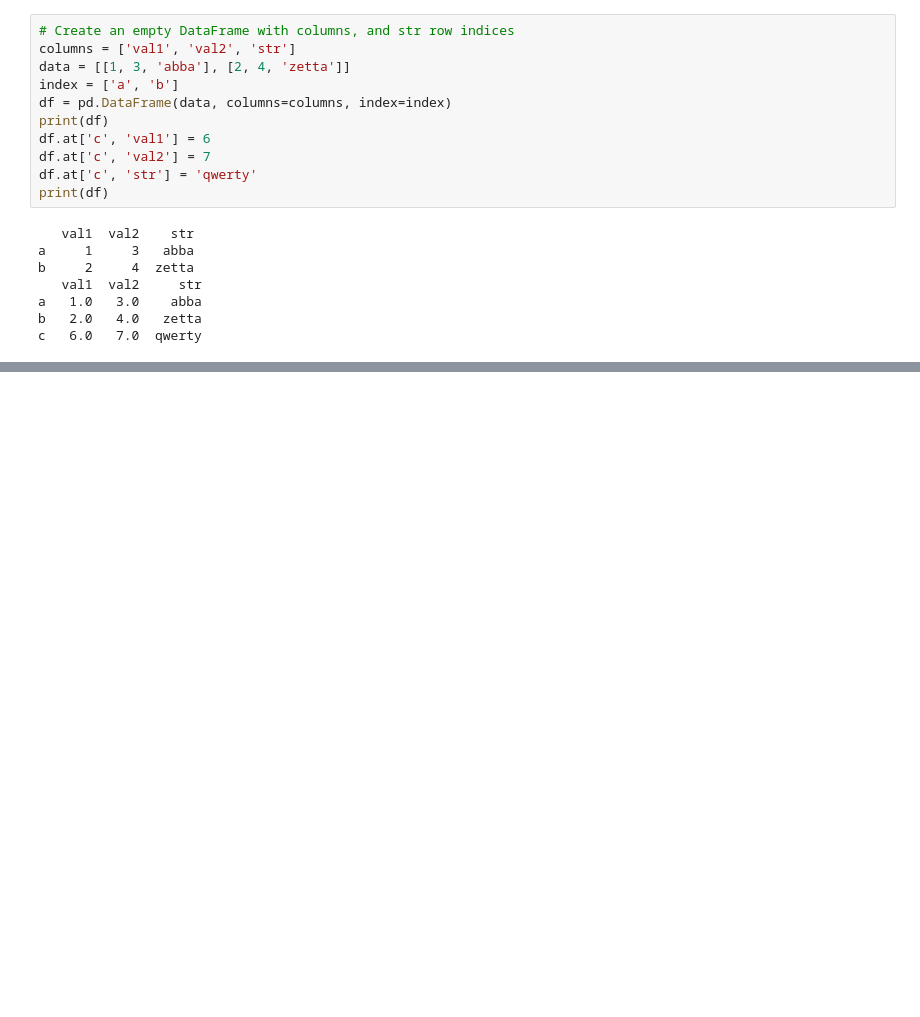
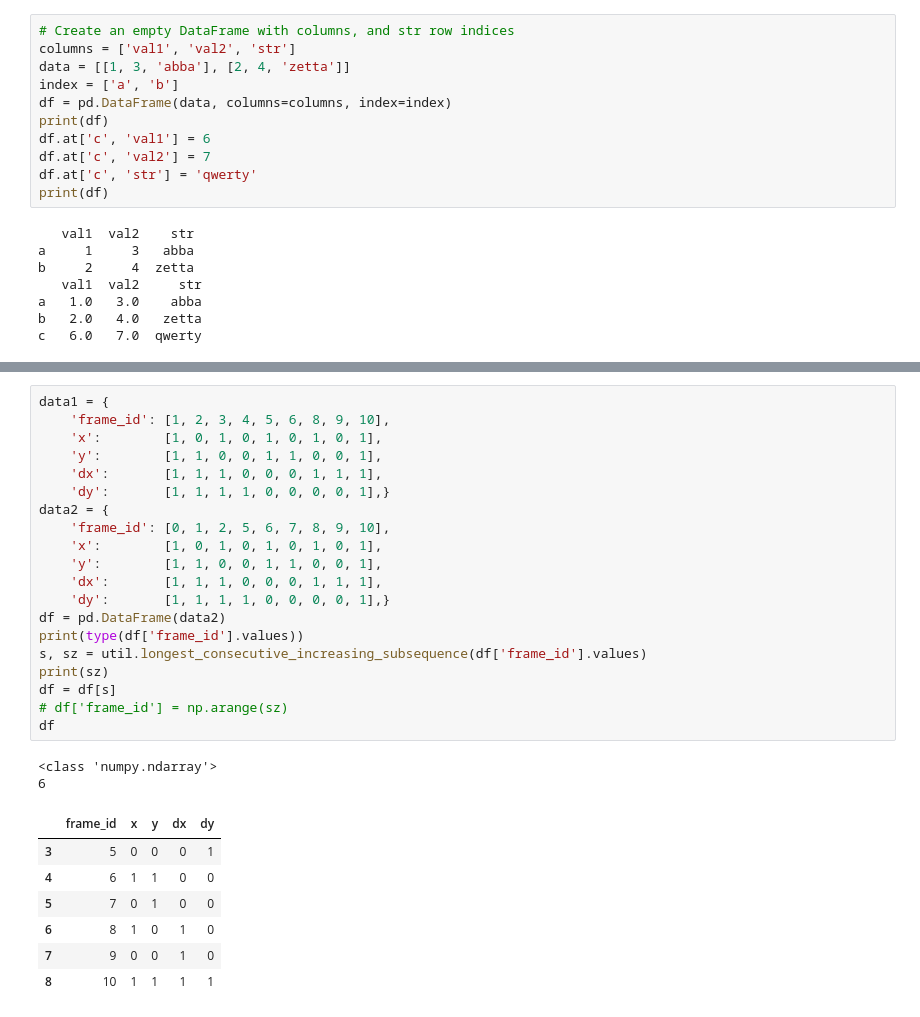
Before and after one commit to fireofearth/document, a Jupyter notebook: python/doc.pandas.ipynb, the cells around one changed output, grey strips where cells are left out. Drawn from its saved outputs; the diff is of its cells as text; blank space fills up the shorter version.

```diff
--- a/python/doc.pandas.ipynb
+++ b/python/doc.pandas.ipynb
@@ -396,0 +607,30 @@ c   6.0   7.0  qwerty
+# %%
+data1 = {
+    'frame_id': [1, 2, 3, 4, 5, 6, 8, 9, 10],
+    'x':        [1, 0, 1, 0, 1, 0, 1, 0, 1],
+    'y':        [1, 1, 0, 0, 1, 1, 0, 0, 1],
+    'dx':       [1, 1, 1, 0, 0, 0, 1, 1, 1],
+    'dy':       [1, 1, 1, 1, 0, 0, 0, 0, 1],}
+data2 = {
+    'frame_id': [0, 1, 2, 5, 6, 7, 8, 9, 10],
+    'x':        [1, 0, 1, 0, 1, 0, 1, 0, 1],
+    'y':        [1, 1, 0, 0, 1, 1, 0, 0, 1],
+    'dx':       [1, 1, 1, 0, 0, 0, 1, 1, 1],
+    'dy':       [1, 1, 1, 1, 0, 0, 0, 0, 1],}
+df = pd.DataFrame(data2)
+print(type(df['frame_id'].values))
+s, sz = util.longest_consecutive_increasing_subsequence(df['frame_id'].values)
+print(sz)
+df = df[s]
+# df['frame_id'] = np.arange(sz)
+df
+# %% [output]
+<class 'numpy.ndarray'>
+6
+|  | frame_id | x | y | dx | dy |
+| 3 | 5 | 0 | 0 | 0 | 1 |
+| 4 | 6 | 1 | 1 | 0 | 0 |
+| 5 | 7 | 0 | 1 | 0 | 0 |
+| 6 | 8 | 1 | 0 | 1 | 0 |
+| 7 | 9 | 0 | 0 | 1 | 0 |
+| 8 | 10 | 1 | 1 | 1 | 1 |
```
Also changed, not shown: parts of 19 cells of this notebook, 15 other files.
